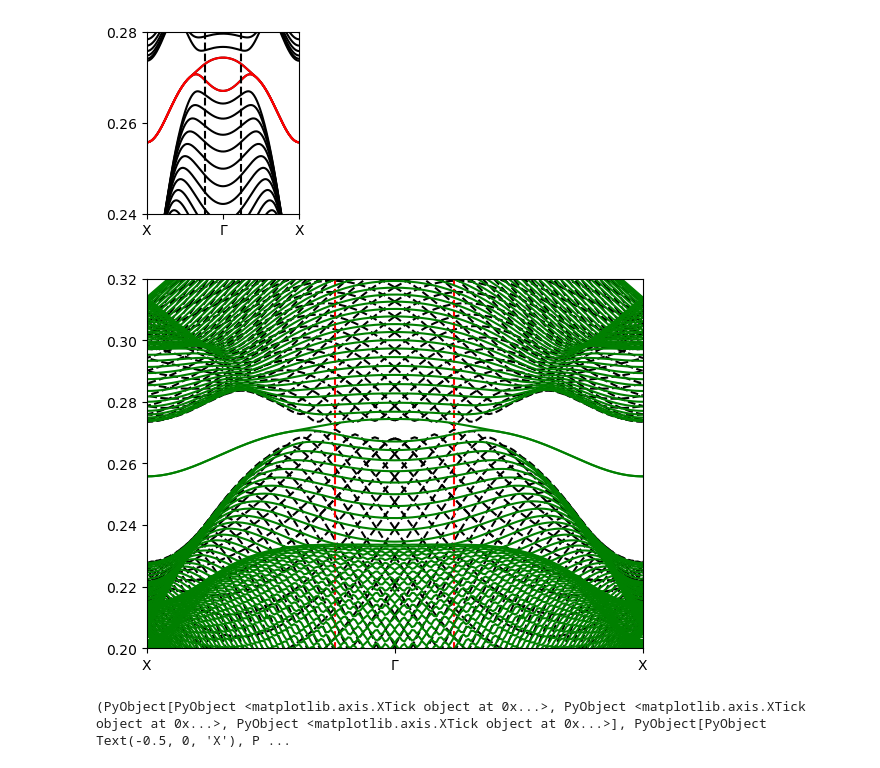
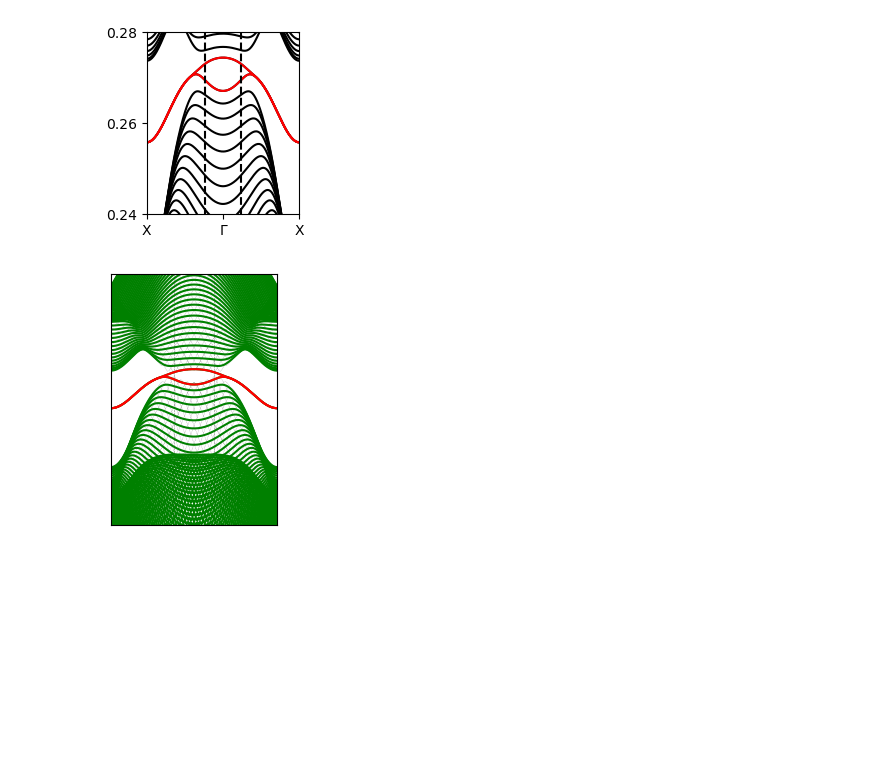
Before and after one commit to AliGhorashiCMT/Topological-Prevalence, a Jupyter notebook: frequency_isolated_nodal_points/Stable_Surface_State_Calculations.ipynb, the cells around one changed output. Drawn from its saved outputs; the diff is of its cells as text; code cells hidden in the pictures; blank space fills up the shorter version.

```diff
--- a/frequency_isolated_nodal_points/Stable_Surface_State_Calculations.ipynb
+++ b/frequency_isolated_nodal_points/Stable_Surface_State_Calculations.ipynb
@@ -491,6 +558,7 @@ edge_idxs = findall(x-> 0.25 < x < 0.27, dispersion[end, :]);
 filename = "dim2-sg2-26398-res16-tm-dispersion.out"
 dir = "./surface_states/output/"
 kpts16_ribbon = readdlm(dir*filename, ',')[:, 3];
+kpts16_ribbon_doubled = [-kpts16_ribbon[102:-1:2]..., kpts16_ribbon...];
 # %%
 figure(figsize=(5*cm, 6*cm))
 plot(dispersion16_doubled, color="black")
@@ -508,29 +576,52 @@ savefig("Stable_Edge_Bands.pdf")
 # %% [output]
 [figure]
 # %%
+ax_height = 6.3853*cm
+ax_width = 4.2273*cm
+
+fig = figure()
+
+color_bulk = "grey"
 kyrange = range(0, 0.5, length=51)
 kyrange_neg = range(0, -0.5, length=51)
 linestyle="dashed"
+linewidth = 0.2
+linewidth2 = 0.4
+linewidth3 = 0.4
+
 for n in 0:50
     disp_at_ky1 = smaller_full_dispersion[1+n*51:51*(n+1), 1]
     disp_at_ky2 = smaller_full_dispersion[1+n*51:51*(n+1), 2]
-    plot(kyrange, disp_at_ky1, color="black", linestyle=linestyle)
-    plot(kyrange, disp_at_ky2, color="black", linestyle=linestyle)
-    plot(kyrange_neg, disp_at_ky1, color="black", linestyle=linestyle)
-    plot(kyrange_neg, disp_at_ky2, color="black", linestyle=linestyle)
+    plot(kyrange, disp_at_ky1, color=color_bulk, linestyle=linestyle, linewidth=linewidth)
+    plot(kyrange, disp_at_ky2, color=color_bulk, linestyle=linestyle, linewidth=linewidth)
+    plot(kyrange_neg, disp_at_ky1, color=color_bulk, linestyle=linestyle, linewidth=linewidth)
+    plot(kyrange_neg, disp_at_ky2, color=color_bulk, linestyle=linestyle, linewidth=linewidth)
 end
 ylim(0.2, 0.32)
-vlines([0.12], 0, 0.5, color="red", linestyle=linestyle)
-vlines([-0.12], 0, 0.5, color="red", linestyle=linestyle)
+#vlines([0.12], 0, 0.5, color="red", linestyle=linestyle, linewidth=linewidth3)
+#vlines([-0.12], 0, 0.5, color="red", linestyle=linestyle, linewidth=linewidth3)
+vlines([0.12], 0, 0.5, color="grey", linestyle=linestyle, linewidth=linewidth3)
+vlines([-0.12], 0, 0.5, color="grey", linestyle=linestyle, linewidth=linewidth3)
+
 xlim(-0.5, 0.5)
 
-sup_kyrange = range(-0.5, 0.5, length=203)
+#plot(kpts16_ribbon_doubled, dispersion16_doubled, color="green", linewidth=linewidth, alpha=0.4)
+plot(kpts16_ribbon_doubled, dispersion16_doubled, color="green")
 
+#plot(kpts16_ribbon_doubled, dispersion16_doubled[:, edge_idxs16], color="red", linewidth=linewidth2)
+plot(kpts16_ribbon_doubled, dispersion16_doubled[:, edge_idxs16], color="red")
+#xticks([-0.5, 0, 0.5], ["X", "Γ", "X"])
+#yticks([0.2, 0.26, 0.32])
+xticks([])
+yticks([])
 
-plot(sup_kyrange, dispersion16_doubled, color="green")
-#plot(sup_kyrange, dispersion16_doubled[:, edge_idxs16], color="red")
-#vlines([24], 0, 0.5)
-xticks([-0.5, 0, 0.5], ["X", "Γ", "X"])
+r = fig.subplotpars.right
+l = fig.subplotpars.left
+t = fig.subplotpars.top
+b = fig.subplotpars.bottom
+
+fig.set_size_inches(ax_width/(r-l), ax_height/(t-b))
+
+savefig("Stable_Edge_Bands_Superimposed_with_Bulk.pdf")
 # %% [output]
-[figure, old version]
+[figure, new version]
-(PyObject[PyObject <matplotlib.axis.XTick object at 0x...>, PyObject <matplotlib.axis.XTick object at 0x...>, PyObject <matplotlib.axis.XTick object at 0x...>], PyObject[PyObject Text(-0.5, 0, 'X'), P ...
```
Also changed, not shown: parts of 8 cells of this notebook.
